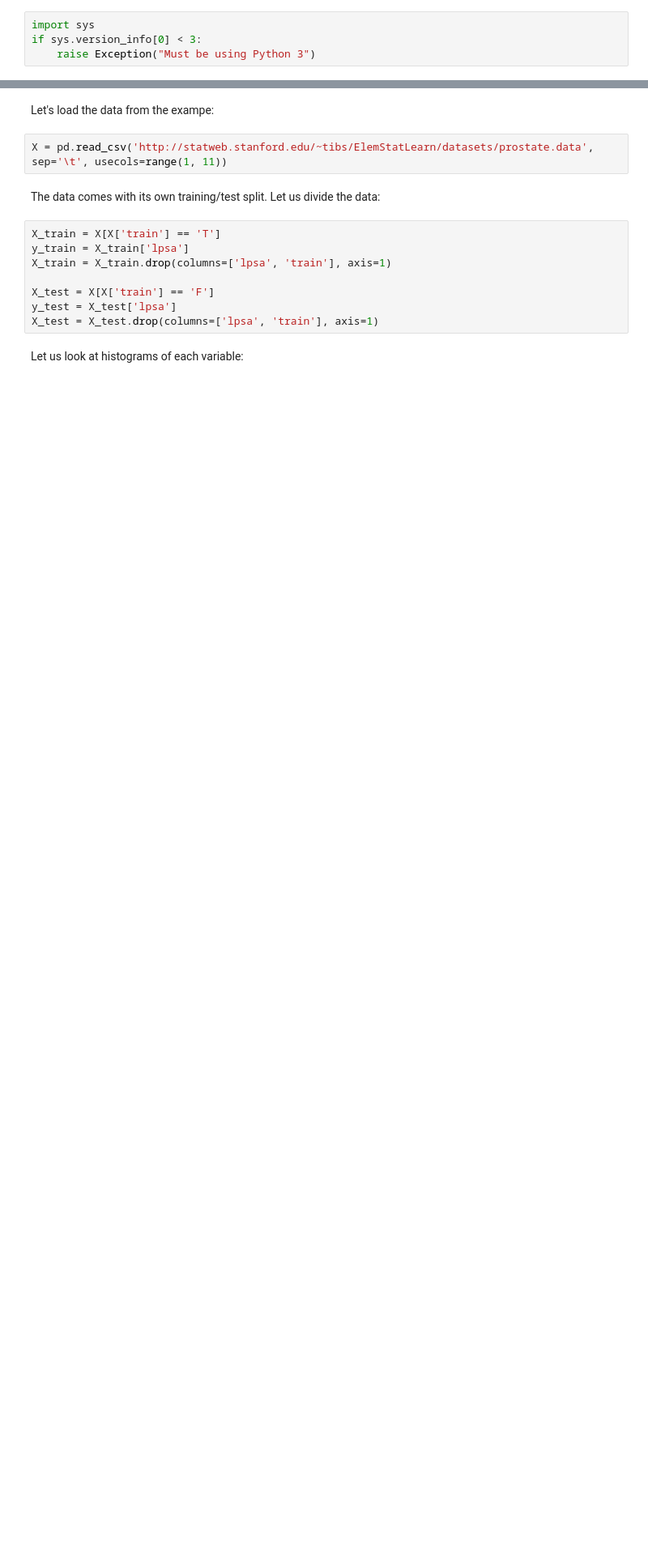
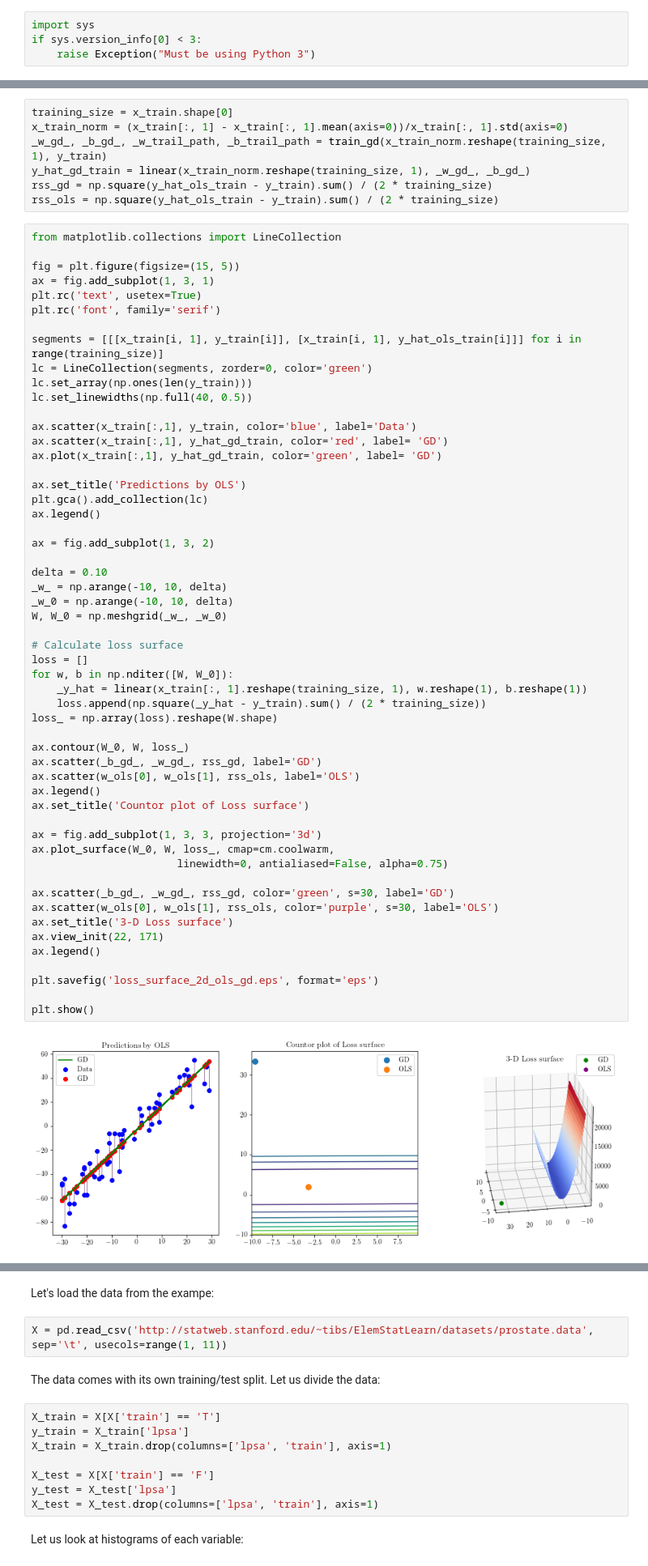
Before and after one commit to amir-rahnama/interpretability_playground, a Jupyter notebook: Linear Regression.ipynb, the cells around one changed output, grey strips where cells are left out. Shown at 81% size. Saved outputs shown, nothing was run; the diff lists cells and outputs as text; blank space fills up the shorter version.

```diff
--- a/Linear Regression.ipynb
+++ b/Linear Regression.ipynb
@@ -36,0 +122,63 @@ from sklearn.utils import shuffle
+# %%
+training_size = x_train.shape[0]
+x_train_norm = (x_train[:, 1] - x_train[:, 1].mean(axis=0))/x_train[:, 1].std(axis=0)
+_w_gd_, _b_gd_, _w_trail_path, _b_trail_path = train_gd(x_train_norm.reshape(training_size, 1), y_train)
+y_hat_gd_train = linear(x_train_norm.reshape(training_size, 1), _w_gd_, _b_gd_)
+rss_gd = np.square(y_hat_ols_train - y_train).sum() / (2 * training_size)
+rss_ols = np.square(y_hat_ols_train - y_train).sum() / (2 * training_size)
+# %%
+from matplotlib.collections import LineCollection
+
+fig = plt.figure(figsize=(15, 5))
+ax = fig.add_subplot(1, 3, 1)
+plt.rc('text', usetex=True)
+plt.rc('font', family='serif')
+
+segments = [[[x_train[i, 1], y_train[i]], [x_train[i, 1], y_hat_ols_train[i]]] for i in range(training_size)]
+lc = LineCollection(segments, zorder=0, color='green')
+lc.set_array(np.ones(len(y_train)))
+lc.set_linewidths(np.full(40, 0.5))
+
+ax.scatter(x_train[:,1], y_train, color='blue', label='Data')
+ax.scatter(x_train[:,1], y_hat_gd_train, color='red', label= 'GD')
+ax.plot(x_train[:,1], y_hat_gd_train, color='green', label= 'GD')
+
+ax.set_title('Predictions by OLS')
+plt.gca().add_collection(lc)
+ax.legend()
+
+ax = fig.add_subplot(1, 3, 2)
+
+delta = 0.10
+_w_ = np.arange(-10, 10, delta)
+_w_0 = np.arange(-10, 10, delta)
+W, W_0 = np.meshgrid(_w_, _w_0)
+
+# Calculate loss surface
+loss = []
+for w, b in np.nditer([W, W_0]):
+    _y_hat = linear(x_train[:, 1].reshape(training_size, 1), w.reshape(1), b.reshape(1))
+    loss.append(np.square(_y_hat - y_train).sum() / (2 * training_size))
+loss_ = np.array(loss).reshape(W.shape)
+
+ax.contour(W_0, W, loss_)
+ax.scatter(_b_gd_, _w_gd_, rss_gd, label='GD')
+ax.scatter(w_ols[0], w_ols[1], rss_ols, label='OLS')
+ax.legend()
+ax.set_title('Countor plot of Loss surface')
+
+ax = fig.add_subplot(1, 3, 3, projection='3d')
+ax.plot_surface(W_0, W, loss_, cmap=cm.coolwarm,
+                       linewidth=0, antialiased=False, alpha=0.75)
+
+ax.scatter(_b_gd_, _w_gd_, rss_gd, color='green', s=30, label='GD')
+ax.scatter(w_ols[0], w_ols[1], rss_ols, color='purple', s=30, label='OLS')
+ax.set_title('3-D Loss surface')
+ax.view_init(22, 171)
+ax.legend()
+
+plt.savefig('loss_surface_2d_ols_gd.eps', format='eps')
+
+plt.show()
+# %% [output]
+[figure, added]
```
Also changed, not shown: parts of 38 cells of this notebook, 3 other files.
